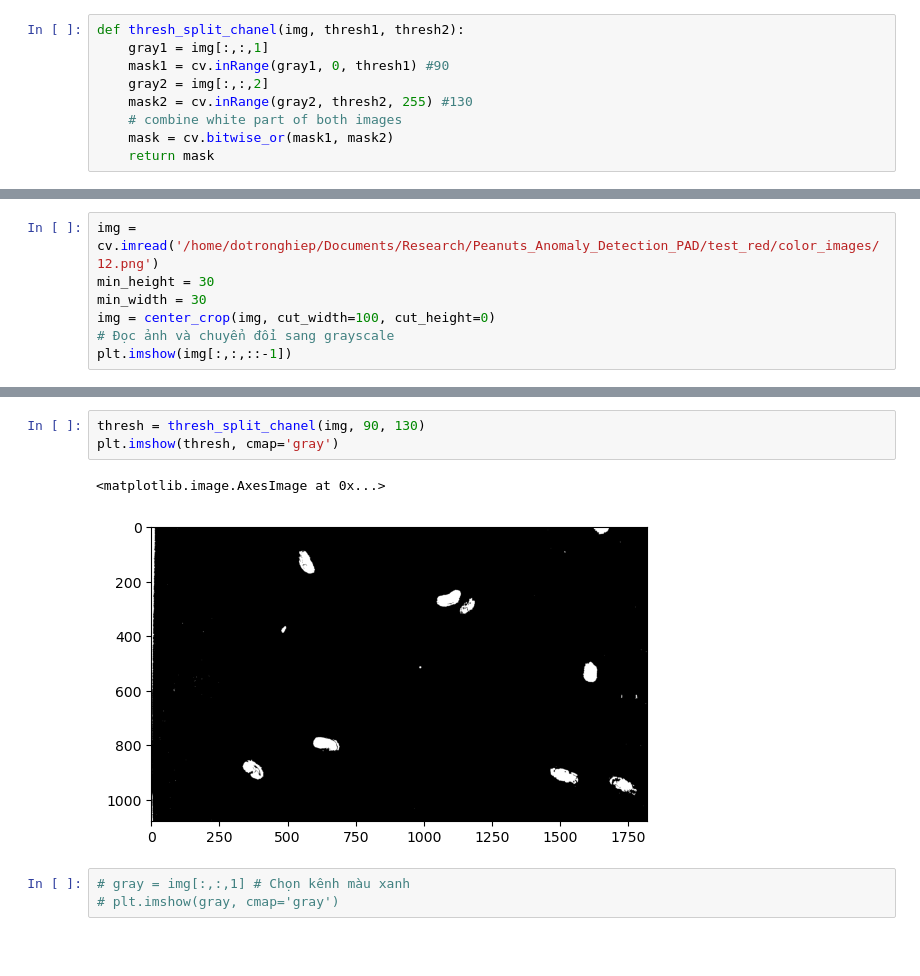
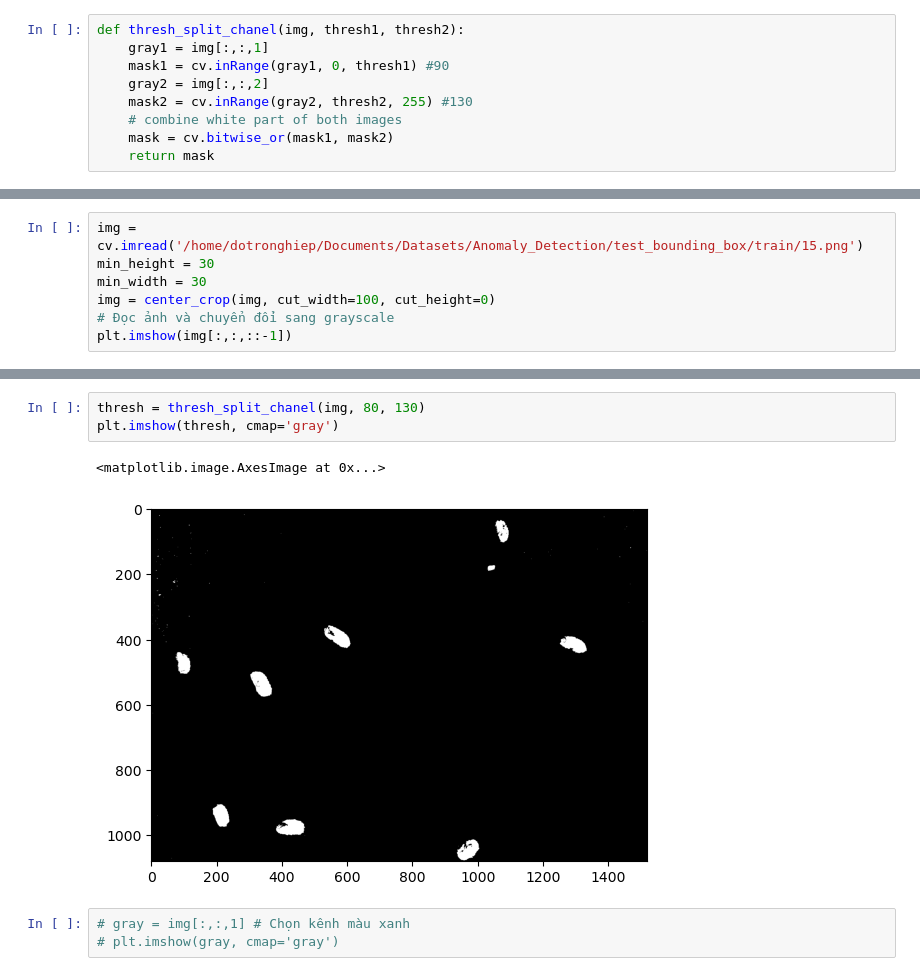
Before and after one commit to HiepDoTrong/peanuts_detection, a Jupyter notebook: test_segment.ipynb, the cells around one changed output, grey strips where cells are left out. Drawn from its saved outputs; the diff is of its cells as text; blank space fills up the shorter version.

Commit message:
best choice for threshold

```diff
--- a/test_segment.ipynb
+++ b/test_segment.ipynb
@@ -46,5 +40,5 @@ plt.imshow(img[:,:,::-1])
 # %%
-img = cv.imread('/home/dotronghiep/Documents/Research/Peanuts_Anomaly_Detection_PAD/test_red/color_images/12.png')
+img = cv.imread('/home/dotronghiep/Documents/Datasets/Anomaly_Detection/test_bounding_box/train/15.png')
 min_height = 30
 min_width = 30
 img = center_crop(img, cut_width=100, cut_height=0)
@@ -56,9 +50,9 @@ plt.imshow(img[:,:,::-1])
 # %%
-thresh = thresh_split_chanel(img, 90, 130)
+thresh = thresh_split_chanel(img, 80, 130)
 plt.imshow(thresh, cmap='gray')
 # %% [output]
 <matplotlib.image.AxesImage at 0x...>
-[figure, old version]
+[figure, new version]
 # %%
 # gray = img[:,:,1] # Chọn kênh màu xanh
 # plt.imshow(gray, cmap='gray')
```
Also changed, not shown: parts of 8 cells of this notebook, 2 other files.
